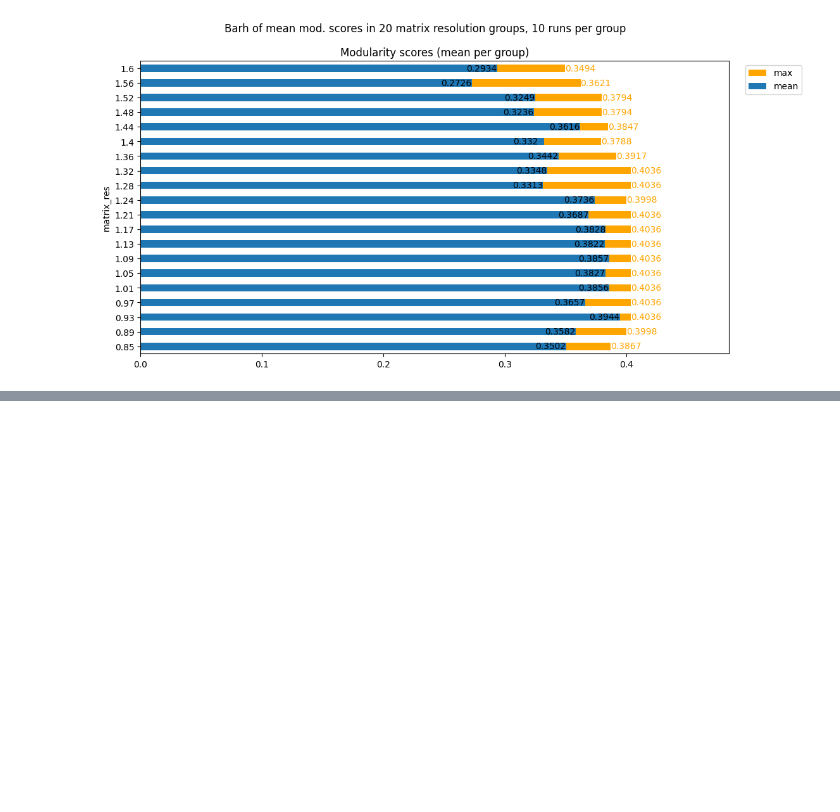
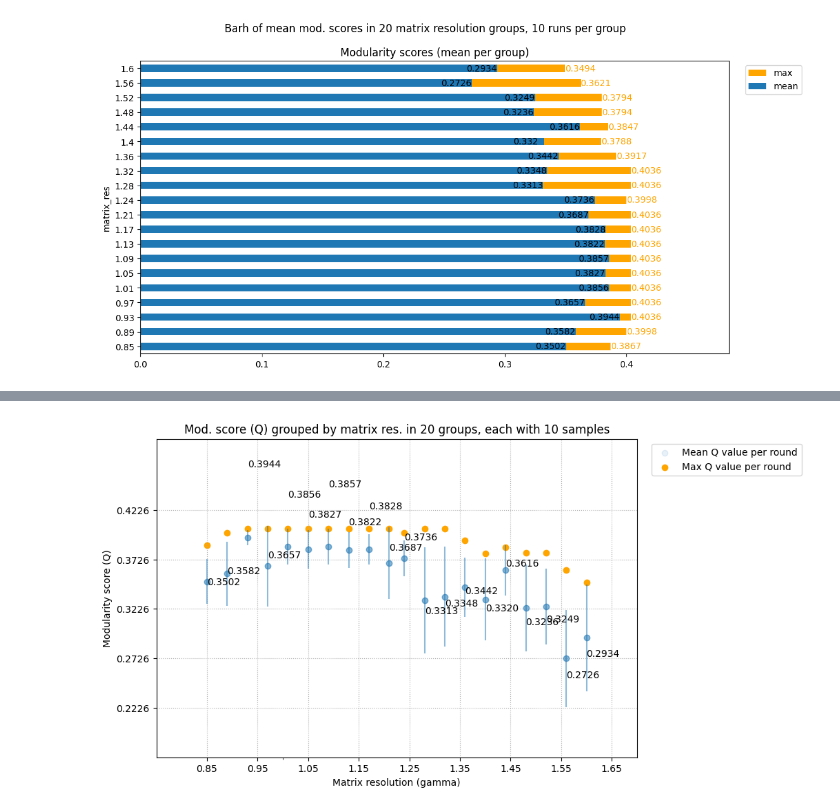
Before and after one commit to QStats/StatsModule, a Jupyter notebook: 2_results_karate.ipynb, the cells around one changed output, grey strips where cells are left out. Saved outputs shown, nothing was run; the diff lists cells and outputs as text; code cells hidden in the pictures; blank space fills up the shorter version.

```diff
--- a/2_results_karate.ipynb
+++ b/2_results_karate.ipynb
@@ -85,0 +119,90 @@ ax.legend(
+# %%
+import matplotlib.pyplot as plt
+import numpy as np
+import matplotlib as mpl
+
+
+a_x_min = a_by_res.index.min()
+a_x_max = a_by_res.index.max()
+a_score_mean_min = a_by_res.mod_score["mean"].min()
+a_score_mean_max = a_by_res.mod_score["mean"].max()
+
+print(f"index min: {a_x_min}")
+print(f"index max: {a_x_max}")
+print(f"mean mod. score min: {a_score_mean_min}")
+print(f"mean mod. score max: {a_score_mean_max}")
+
+
+plt.rcParams["figure.figsize"] = (9, 6)
+
+x_major_ticker = mpl.ticker.MultipleLocator(5)
+x_minor_ticker = mpl.ticker.MultipleLocator(1)
+
+
+fig, axes = plt.subplots()
+
+axes.xaxis.set_major_locator(x_major_ticker)
+axes.xaxis.set_minor_locator(x_minor_ticker)
+
+axes.set_title(
+    f"Mod. score (Q) grouped by matrix res. in {n_groups} groups,"
+    + f" each with {n_in_group} samples"
+)
+axes.set_xlabel("Matrix resolution (gamma)")
+axes.set_ylabel("Modularity score (Q)")
+
+axes.grid(which="major", linestyle=":")
+
+x_margin = 0.1
+axes.set_xlim(a_x_min - x_margin, a_x_max + x_margin)
+axes.set_xticks(np.arange(GAMMA_LOWER_BOUND, GAMMA_UPPER_BOUND + x_margin / 2, x_margin))
+y_margin = 0.1
+axes.set_ylim(a_score_mean_min - y_margin, a_score_mean_max + y_margin)
+axes.set_yticks(
+    np.arange(
+        a_score_mean_min - y_margin / 2,
+        a_score_mean_max + y_margin / 2,
+        step=y_margin / 2,
+    )
+)
+
+axes.scatter(
+    a_by_res.mod_score.index,
+    a_by_res.mod_score["mean"],
+    label="Mean Q value per round",
+    alpha=0.1,
+)
+axes.scatter(
+    a_by_res.mod_score.index,
+    a_by_res.mod_score["max"],
+    c="orange",
+    label="Max Q value per round",
+)
+axes.errorbar(
+    a_by_res.mod_score.index,
+    a_by_res.mod_score["mean"],
+    yerr=a_by_res.mod_score["std"],
+    fmt="o",
+    alpha=0.5,
+)
+
+x_offsets = [
+    0.0009 * (-1) ** (i + 1) if y > 0.425 else 0
+    for i, (x, y) in enumerate(
+        zip(a_by_res.index, a_by_res.mod_score["mean"])
+    )
+]
+
+d = {k: v for k, v in enumerate(zip(a_by_res.index, a_by_res.mod_score["mean"]))}
+d_sorted = dict(sorted(d.items(), key=lambda item: item[1][1]))
+y_offsets = [0.1 if x > 0.41 else -0.03 for x in a_by_res.mod_score["mean"]]
+
+off = 0.01
+for i, t in enumerate(list(d_sorted.items())):
+    _, (k, v) = t
+    axes.annotate(text=f"{v:.4f}", xy=(k + x_offsets[i], v+y_offsets[i]+off), color="black")
+    # off += 0.005
+    off *= 1.13
+
+axes.legend(bbox_to_anchor=(1.02, 1), loc=2);
+# %% [output]
@@ -85,0 +213 @@ ax.legend(
+[figure, added]
```
Also changed, not shown: parts of 5 cells of this notebook, 4 other files.
